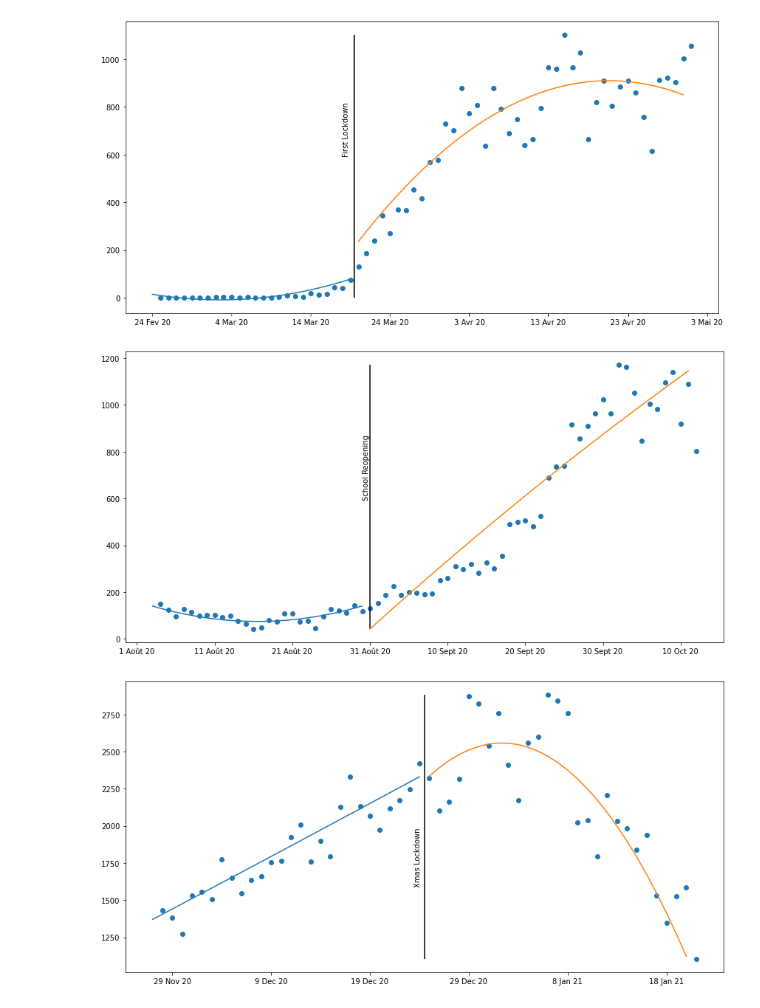
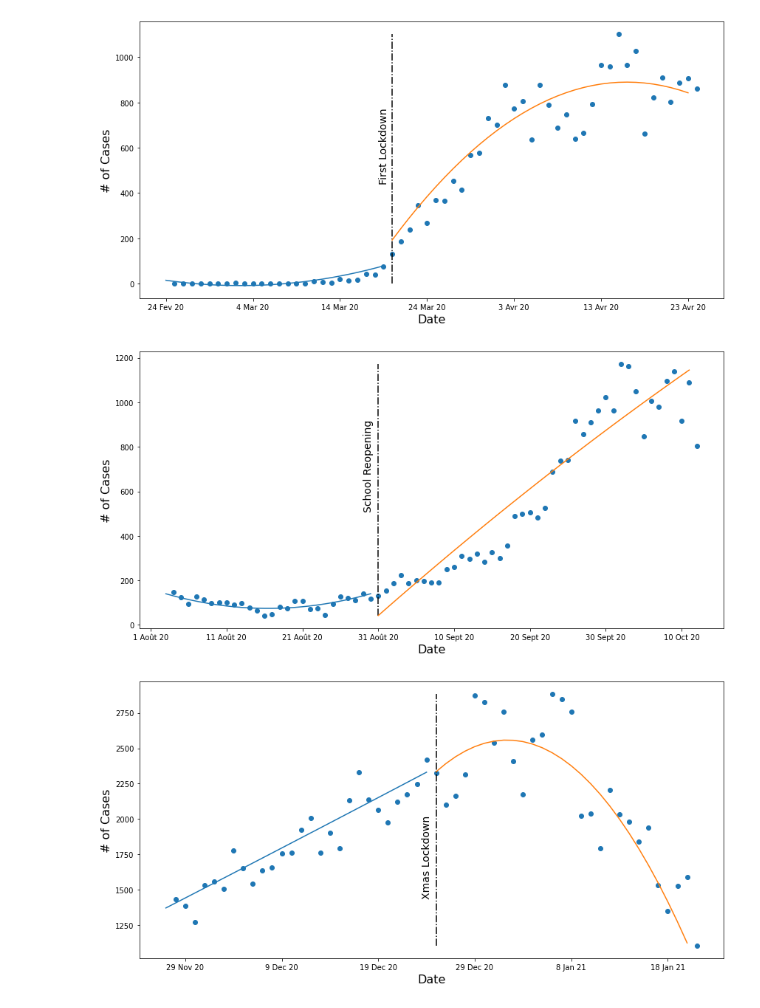
Before and after one commit to mmrossi/m3-4-rdd-project, a Jupyter notebook: Rough Draft.ipynb, the cells around one changed output. Cells and saved outputs as stored; diff of their text form; code cells hidden in the pictures.

```diff
--- a/Rough Draft.ipynb
+++ b/Rough Draft.ipynb
@@ -28,4 +26,2 @@ LOCKDOWN_2 = pd.to_datetime('2020-12-25')
 # %%
 cov = pd.read_csv('Data/Covid_Cases_QC')
-# %%
-cov['Day_sq'] = cov['Day'].apply(np.square)
@@ -52,20 +32,20 @@ LOCKDOWN_1 = pd.to_datetime('2020-3-20')
 SCHOOL_OPEN = pd.to_datetime('2020-8-31')
 LOCKDOWN_2 = pd.to_datetime('2020-12-25')
 # %%
-#28 days before and after first lockdown
+#Days before and after first lockdown
 pre_LD1 = (cov['Date'] > '2020-2-21') & (cov['Date'] <= LOCKDOWN_1 )
-post_LD1 = (cov['Date'] > LOCKDOWN_1) & (cov['Date'] <= '2020-5-1' )
+post_LD1 = (cov['Date'] > LOCKDOWN_1) & (cov['Date'] <= '2020-4-24' )
 
 #Entire period we are looking at
-period1 = (cov['Date'] > '2020-2-21') & (cov['Date'] <= '2020-5-1')
+period1 = (cov['Date'] > '2020-2-21') & (cov['Date'] <= '2020-4-24')
 
-#28 days before and after school opening
+#Days before and after school opening
 pre_sch = (cov['Date'] > '2020-8-3') & (cov['Date'] <= SCHOOL_OPEN)
-post_sch = (cov['Date'] > SCHOOL_OPEN) & (cov['Date'] <= '2020-10-12') #6 week periods
+post_sch = (cov['Date'] > SCHOOL_OPEN) & (cov['Date'] <= '2020-10-12')
 
 period2 = (cov['Date'] > '2020-8-3') & (cov['Date'] <= '2020-10-12')
 
-#28 days before and after xmas lockdown
+#Days before and after xmas lockdown
 pre_xmas = (cov['Date'] > '2020-11-27') & (cov['Date'] <= LOCKDOWN_2)
 post_xmas = (cov['Date'] > LOCKDOWN_2) & (cov['Date'] <= '2021-1-22')
 
@@ -128,16 +109,19 @@ y_hat_2 = model_2.predict(X)
 # %%
 fig, ax = plt.subplots(figsize=(12,6))
 
-plt.scatter(x=temp_pd1.Day,y=temp_pd1.Cas)
+plt.scatter(x=temp_pd1.Day,y=temp_pd1.Cas,)
 plt.plot(y_hat_1)
 plt.plot(y_hat_2)
-ax.text(y=600,x=24,s='First Lockdown',rotation=90)
-ax.vlines(x=25.5,ymin=temp_pd1.Cas.min(),ymax=temp_pd1.Cas.max())
-plt.xticks(np.linspace(0,70,8),('24 Fev 20','4 Mar 20','14 Mar 20','24 Mar 20','3 Avr 20','13 Avr 20',
-                                '23 Avr 20', '3 Mai 20'))
+ax.text(y=450,x=24.5,s='First Lockdown',rotation=90,fontsize=14)
+ax.vlines(x=26,ymin=temp_pd1.Cas.min(),ymax=temp_pd1.Cas.max(),linestyle='dashdot')
+plt.xticks(np.linspace(0,60,7),('24 Fev 20','4 Mar 20','14 Mar 20','24 Mar 20','3 Avr 20','13 Avr 20',
+                                '23 Avr 20'))
+
+plt.xlabel('Date',fontsize=16)
+plt.ylabel('# of Cases',fontsize=16)
 plt.tight_layout()
 # %% [output]
-[figure, old version]
+[figure, new version]
 # %%
 ##################################################
 # %%
@@ -170,13 +156,15 @@ fig, ax = plt.subplots(figsize=(12,6))
 plt.scatter(x=temp_pd2.Day,y=temp_pd2.Cas)
 plt.plot(y_hat_1)
 plt.plot(y_hat_2)
-ax.text(y=600,x=189,s='School Reopening',rotation=90)
-ax.vlines(x=190,ymin=temp_pd2.Cas.min(),ymax=temp_pd2.Cas.max())
+ax.text(y=520,x=188,s='School Reopening',rotation=90,fontsize=14)
+ax.vlines(x=190,ymin=temp_pd2.Cas.min(),ymax=temp_pd2.Cas.max(),linestyle='dashdot')
 plt.xticks(np.linspace(160,230,8),('1 Août 20','11 Août 20','21 Août 20','31 Août 20',
                                    '10 Sept 20','20 Sept 20','30 Sept 20','10 Oct 20'))
+plt.xlabel('Date',fontsize=16)
+plt.ylabel('# of Cases',fontsize=16)
 plt.tight_layout()
 # %% [output]
-[figure, old version]
+[figure, new version]
 # %%
 ########################
 # %%
@@ -206,15 +194,19 @@ y_hat_2 = model_2.predict(X)
 
 #model_1.summary()
 # %%
+
 fig, ax = plt.subplots(figsize=(12,6))
 
 plt.scatter(x=temp_pd3.Day,y=temp_pd3.Cas)
 plt.plot(y_hat_1)
 plt.plot(y_hat_2)
-ax.text(y=1600,x=304.5,s='Xmas Lockdown',rotation=90)
-ax.vlines(x=305.5,ymin=temp_pd3.Cas.min(),ymax=temp_pd3.Cas.max())
+ax.text(y=1450,x=304.5,s='Xmas Lockdown',rotation=90,fontsize=14)
+ax.vlines(x=306,ymin=temp_pd3.Cas.min(),ymax=temp_pd3.Cas.max(),linestyle='dashdot')
 plt.xticks(np.linspace(280,330,6),('29 Nov 20','9 Dec 20','19 Dec 20',
                                    '29 Dec 20','8 Jan 21','18 Jan 21'))
+
+plt.xlabel('Date',fontsize=16)
+plt.ylabel('# of Cases',fontsize=16)
 plt.tight_layout()
 # %% [output]
-[figure, old version]
+[figure, new version]
```
Also changed, not shown: parts of 7 cells of this notebook.
